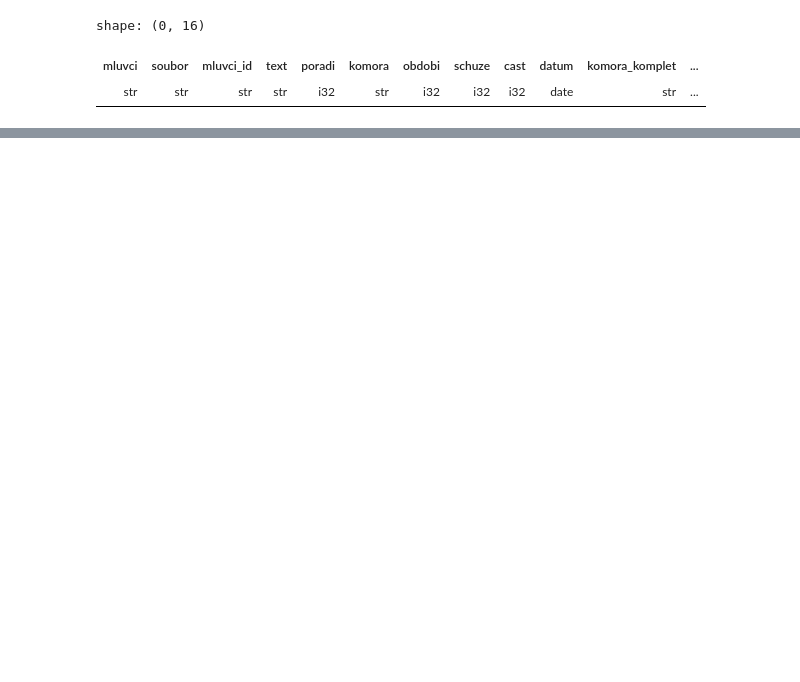
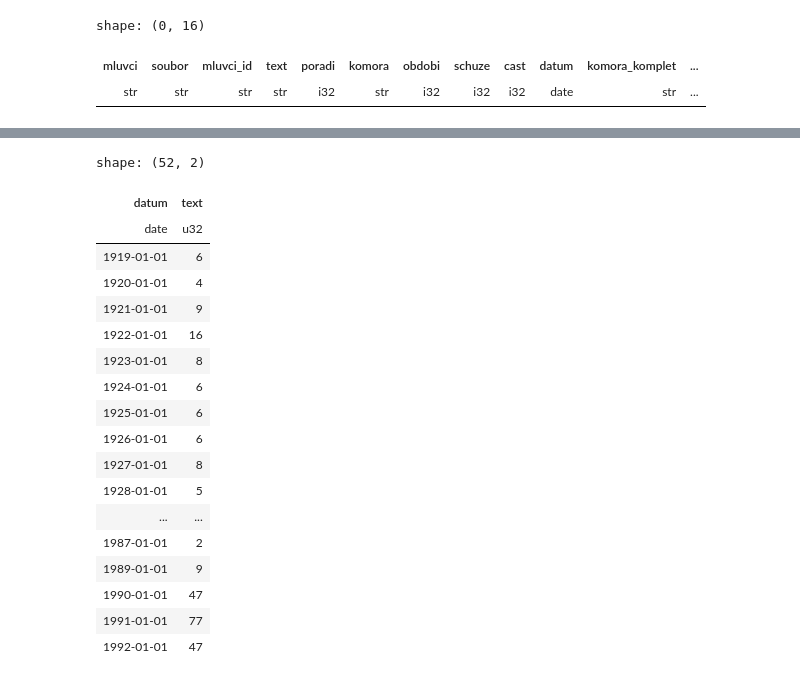
Before and after one commit to DataRozhlas/stenoprotokoly, a Jupyter notebook: 004_testy_a_statistiky.ipynb, the cells around one changed output, grey strips where cells are left out. Cells and saved outputs as stored; diff of their text form; code cells hidden in the pictures; blank space fills up the shorter version.

```diff
--- a/004_testy_a_statistiky.ipynb
+++ b/004_testy_a_statistiky.ipynb
@@ -645,3 +659,25 @@ shape: (40, 17)
 | "Také prof. Sering staví se proti... | "1929ns_ps_stenprot_042schuz_s042... | null | ""Zemědělství nelze pomoci, zhorš... | 3 | "ps" | 1929 | 42 | 6 | 1930-04-11 | "NS RČS 1929-1935, Poslanecká sně... | ... |
 | "Také prof. Sering staví se proti... | "1929ns_ps_stenprot_042schuz_s042... | null | "V r. 1914 činilo číslo 98, v r. ... | 1 | "ps" | 1929 | 42 | 7 | 1930-04-11 | "NS RČS 1929-1935, Poslanecká sně... | ... |
 | "Vzpomínám si, pánové, vždycky na... | "1929ns_se_stenprot_284schuz_s284... | null | ">Prosím, doma zachovati klid a p... | 1 | "se" | 1929 | 284 | 5 | 1934-12-18 | "NS RČS 1929-1935, Senát" | ... |
+# %%
+df.filter(pl.col('text').str.contains('[Tt]ýždeň')).sort(by='datum').group_by_dynamic(index_column='datum',every='1y').agg(pl.col('text').unique().len())
+# %% [output]
+shape: (52, 2)
+| datum | text |
+| date | u32 |
+| 1919-01-01 | 6 |
+| 1920-01-01 | 4 |
+| 1921-01-01 | 9 |
+| 1922-01-01 | 16 |
+| 1923-01-01 | 8 |
+| 1924-01-01 | 6 |
+| 1925-01-01 | 6 |
+| 1926-01-01 | 6 |
+| 1927-01-01 | 8 |
+| 1928-01-01 | 5 |
+| ... | ... |
+| 1987-01-01 | 2 |
+| 1989-01-01 | 9 |
+| 1990-01-01 | 47 |
+| 1991-01-01 | 77 |
+| 1992-01-01 | 47 |
```
Also changed, not shown: parts of 36 cells of this notebook, 6 other files.
